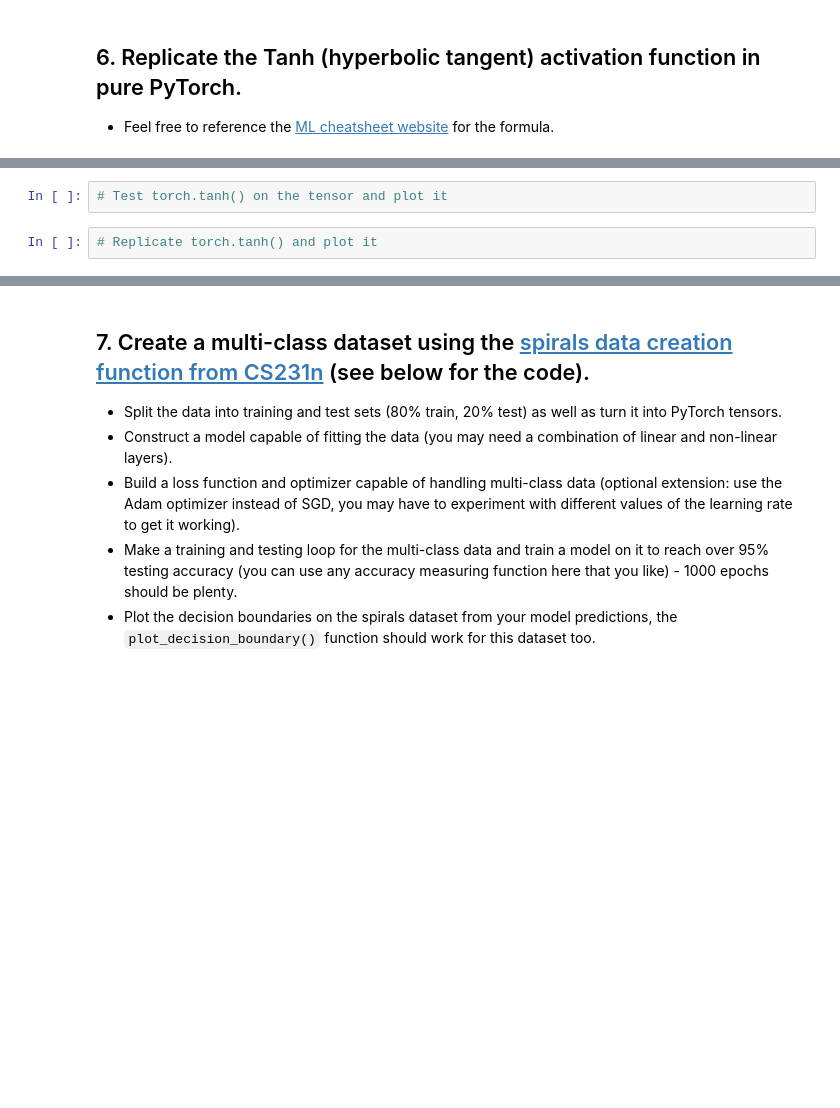
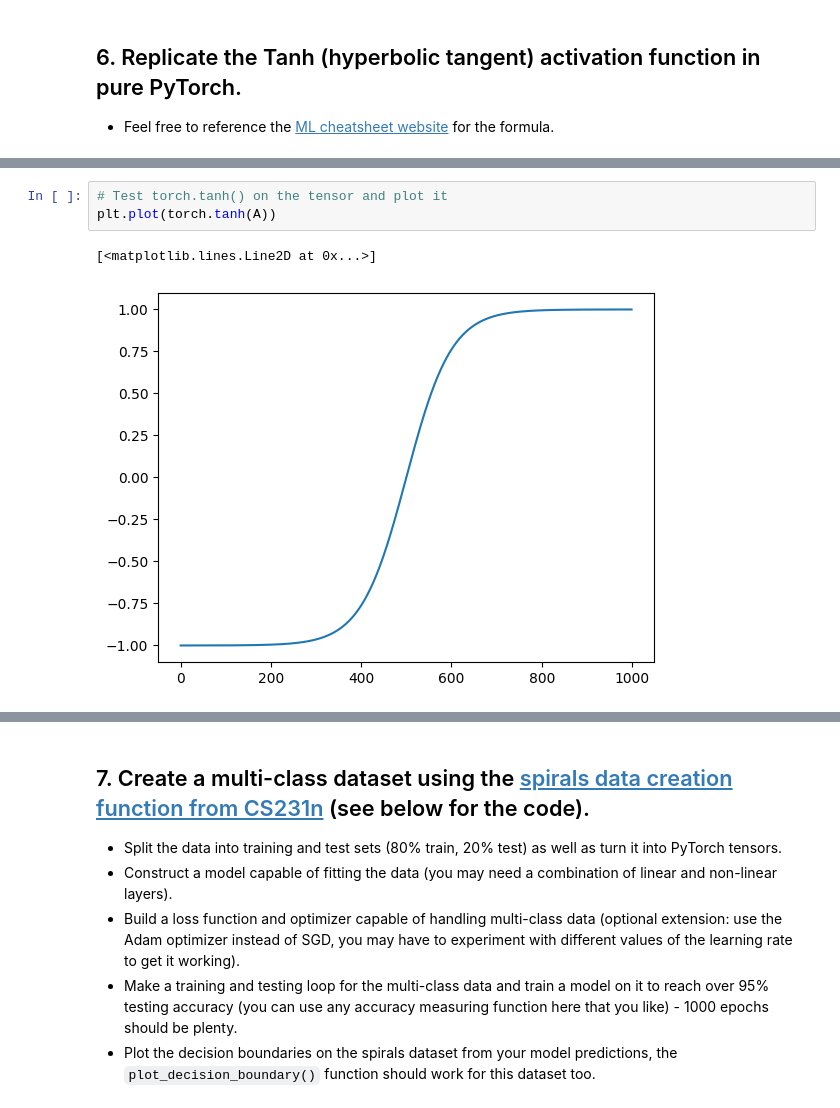
Before and after one commit to MinIcecream/Pytorch-deep-learning, a Jupyter notebook: 02_pytorch_classification_exercises.ipynb, the cells around one changed output, grey strips where cells are left out. Cells and saved outputs as stored; diff of their text form; blank space fills up the shorter version.

```diff
--- a/02_pytorch_classification_exercises.ipynb
+++ b/02_pytorch_classification_exercises.ipynb
@@ -200,4 +295,6 @@ def plot_decision_boundary(model, X, y):
 # %%
 # Test torch.tanh() on the tensor and plot it
+plt.plot(torch.tanh(A))
+# %% [output]
+[<matplotlib.lines.Line2D at 0x...>]
+[figure, added]
-# %%
-# Replicate torch.tanh() and plot it
```
Also changed, not shown: parts of 20 cells of this notebook, 1 other file.
